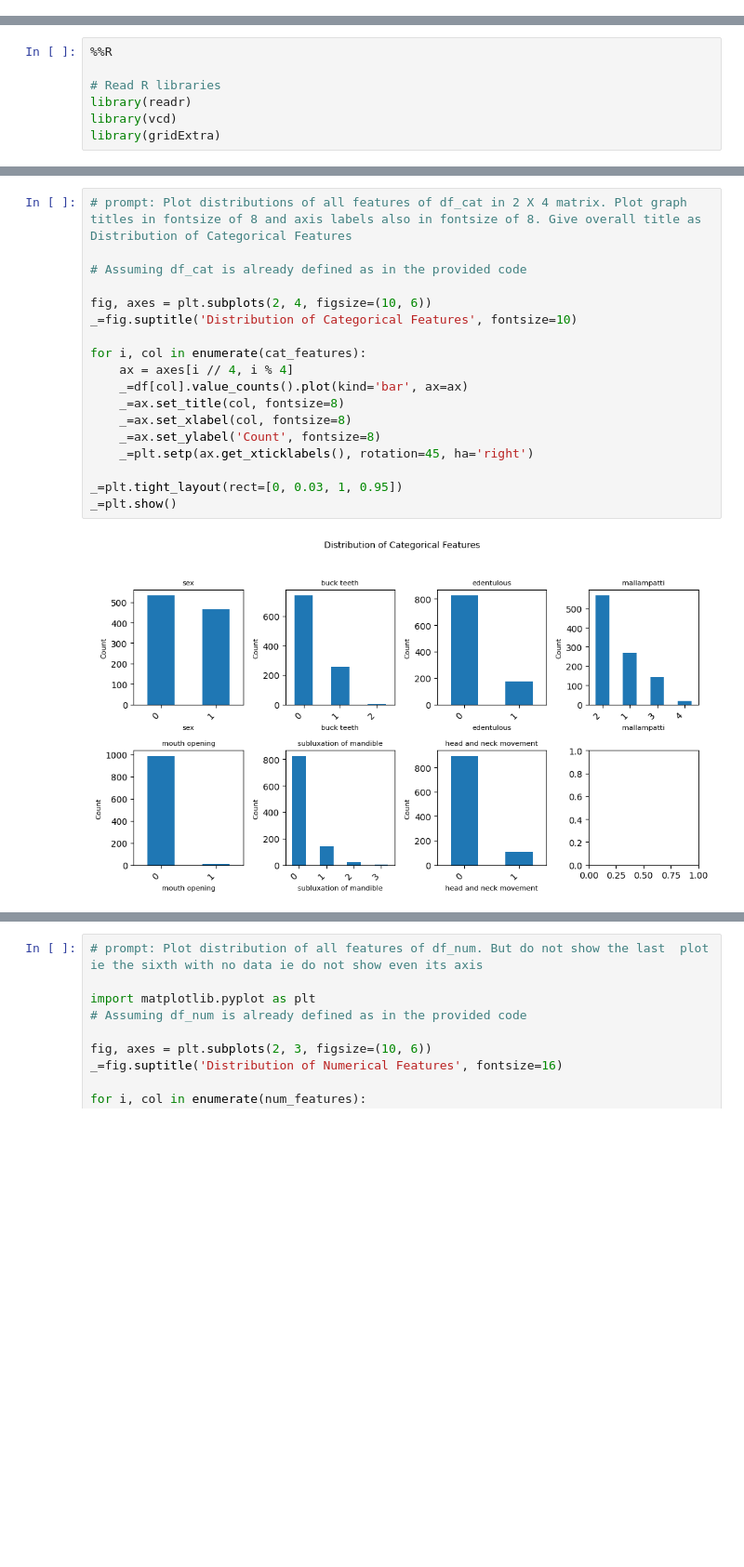
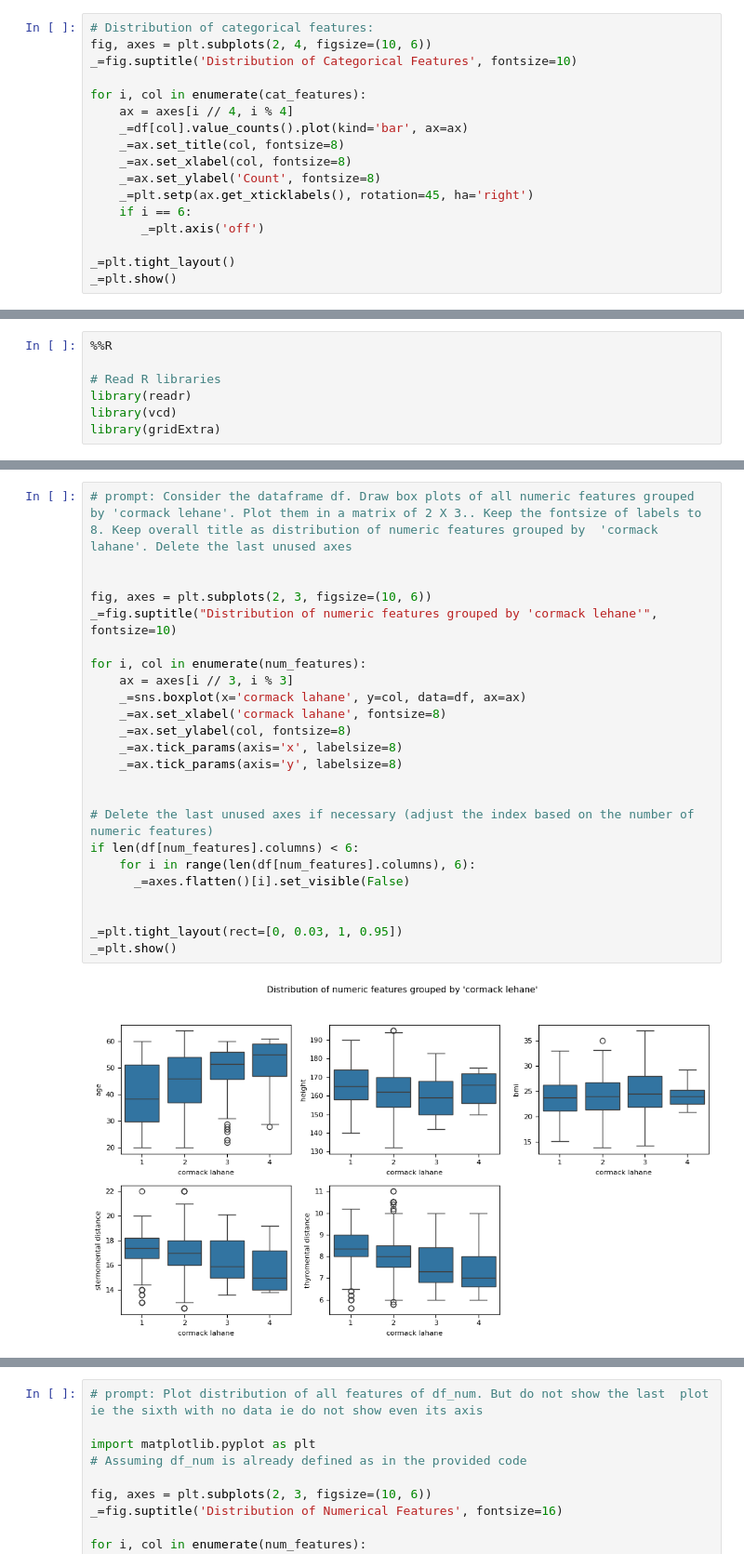
Before and after one commit to harnalashok/classification, a Jupyter notebook: airways.ipynb, the cells around one changed output, grey strips where cells are left out. Shown at 93% size. Drawn from its saved outputs; the diff is of its cells as text; blank space fills up the shorter version.

```diff
--- a/airways.ipynb
+++ b/airways.ipynb
@@ -399,0 +391,17 @@ The downloaded source packages are in
+# %%
+# Distribution of categorical features:
+fig, axes = plt.subplots(2, 4, figsize=(10, 6))
+_=fig.suptitle('Distribution of Categorical Features', fontsize=10)
+
+for i, col in enumerate(cat_features):
+    ax = axes[i // 4, i % 4]
+    _=df[col].value_counts().plot(kind='bar', ax=ax)
+    _=ax.set_title(col, fontsize=8)
+    _=ax.set_xlabel(col, fontsize=8)
+    _=ax.set_ylabel('Count', fontsize=8)
+    _=plt.setp(ax.get_xticklabels(), rotation=45, ha='right')
+    if i == 6:
+       _=plt.axis('off')
+
+_=plt.tight_layout()
+_=plt.show()
@@ -489,20 +503,26 @@ mosaic(art, gp = shading_max, split_vertical = TRUE, main="head_and_neck_movemen
 # %%
-# prompt: Plot distributions of all features of df_cat in 2 X 4 matrix. Plot graph titles in fontsize of 8 and axis labels also in fontsize of 8. Give overall title as Distribution of Categorical Features
+# prompt: Consider the dataframe df. Draw box plots of all numeric features grouped by 'cormack lehane'. Plot them in a matrix of 2 X 3.. Keep the fontsize of labels to 8. Keep overall title as distribution of numeric features grouped by  'cormack lahane'. Delete the last unused axes
 
-# Assuming df_cat is already defined as in the provided code
 
-fig, axes = plt.subplots(2, 4, figsize=(10, 6))
-_=fig.suptitle('Distribution of Categorical Features', fontsize=10)
+fig, axes = plt.subplots(2, 3, figsize=(10, 6))
+_=fig.suptitle("Distribution of numeric features grouped by 'cormack lehane'", fontsize=10)
 
-for i, col in enumerate(cat_features):
-    ax = axes[i // 4, i % 4]
-    _=df[col].value_counts().plot(kind='bar', ax=ax)
-    _=ax.set_title(col, fontsize=8)
-    _=ax.set_xlabel(col, fontsize=8)
-    _=ax.set_ylabel('Count', fontsize=8)
-    _=plt.setp(ax.get_xticklabels(), rotation=45, ha='right')
+for i, col in enumerate(num_features):
+    ax = axes[i // 3, i % 3]
+    _=sns.boxplot(x='cormack lahane', y=col, data=df, ax=ax)
+    _=ax.set_xlabel('cormack lahane', fontsize=8)
+    _=ax.set_ylabel(col, fontsize=8)
+    _=ax.tick_params(axis='x', labelsize=8)
+    _=ax.tick_params(axis='y', labelsize=8)
+
+
+# Delete the last unused axes if necessary (adjust the index based on the number of numeric features)
+if len(df[num_features].columns) < 6:
+    for i in range(len(df[num_features].columns), 6):
+      _=axes.flatten()[i].set_visible(False)
+
 
 _=plt.tight_layout(rect=[0, 0.03, 1, 0.95])
 _=plt.show()
 # %% [output]
-[figure, old version]
+[figure, new version]
```
Also changed, not shown: parts of 24 cells of this notebook.
